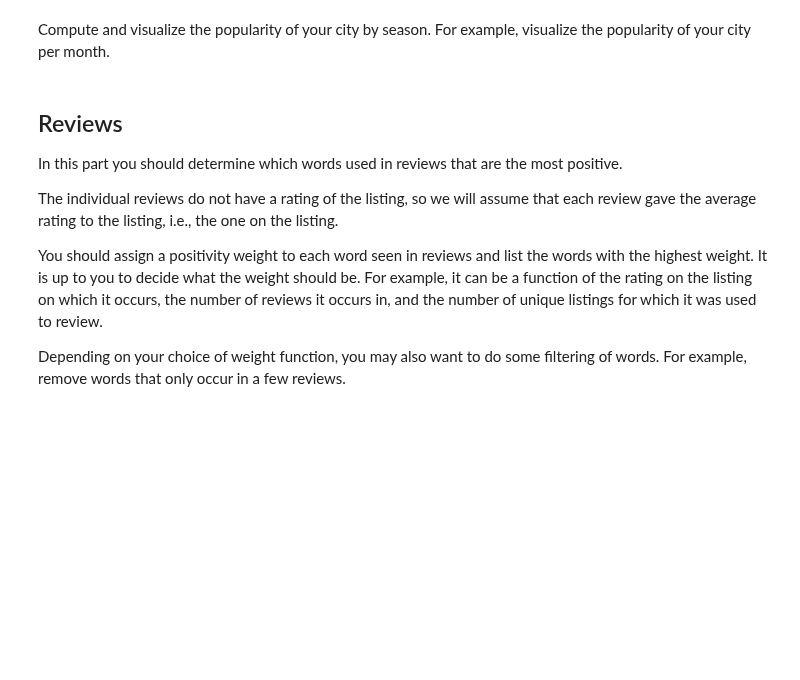
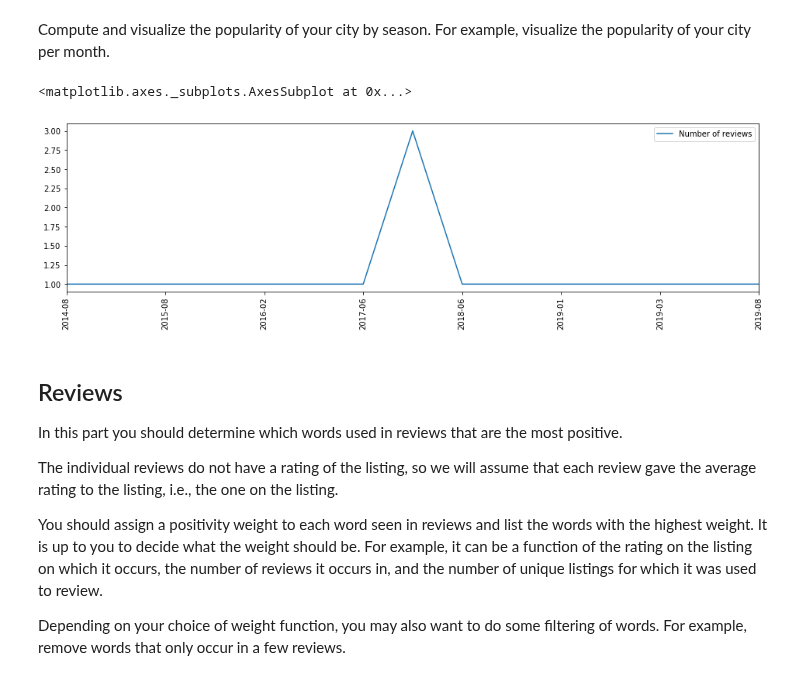
Before and after one commit to grimurz/project3, a Jupyter notebook: Project 3 - Airbnb.ipynb, the cells around one changed output. Cells and saved outputs as stored; diff of their text form; code cells hidden in the pictures; blank space fills up the shorter version.

```diff
--- a/Project 3 - Airbnb.ipynb
+++ b/Project 3 - Airbnb.ipynb
@@ -340,5 +367,19 @@ Compute and visualize the popularity of neighbourhoods over time. If there are m
 # %% [markdown]
 Compute and visualize the popularity of your city by season. For example, visualize the popularity of your city per month.
+# %%
+dfc_madrid_pop_season = dfc_madrid.withColumn('yr_mth', f.col('date').substr(1, 7)) \
+    .groupBy('city','yr_mth') \
+    .agg(f.count('yr_mth').alias('number_reviews')) \
+    .orderBy('yr_mth')
+
+pdf = dfc_madrid_pop_season.select("*").toPandas()
+
+number_reviews = pdf['number_reviews'].values
+df = pd.DataFrame({'Number of reviews': number_reviews}, index=pdf['yr_mth'].values)
+df.plot.line(rot=90,figsize=(16, 4))
+# %% [output]
+<matplotlib.axes._subplots.AxesSubplot at 0x...>
+[figure, added]
 # %% [markdown]
 ## Reviews
 In this part you should determine which words used in reviews that are the most positive.
```
Also changed, not shown: parts of 20 cells of this notebook.
